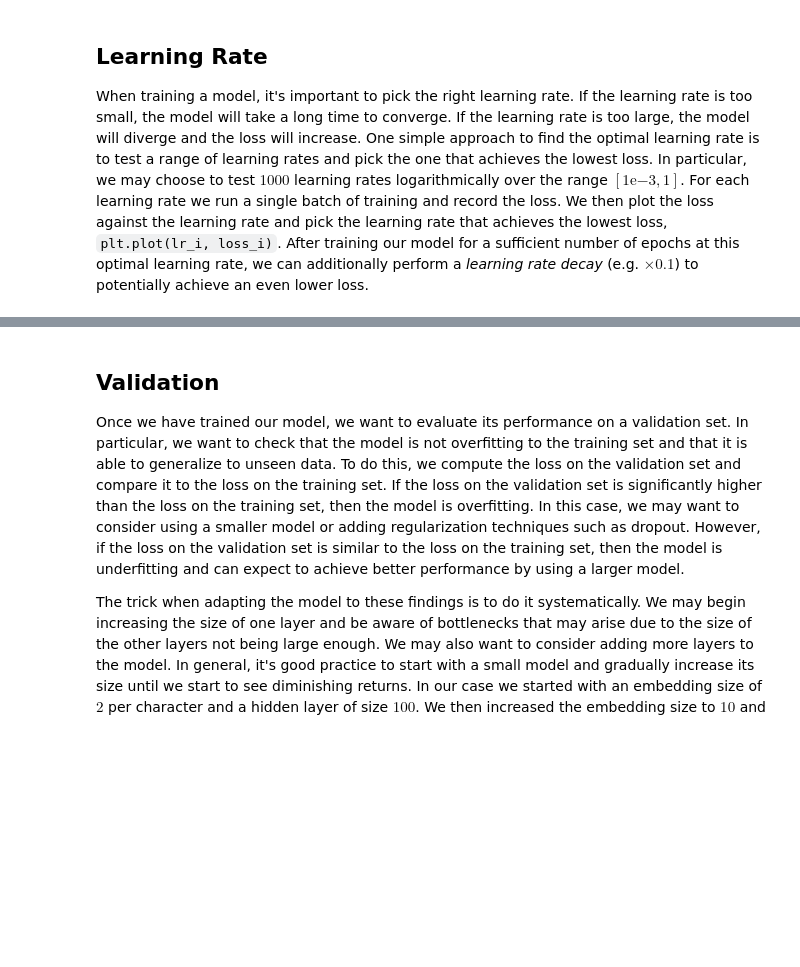
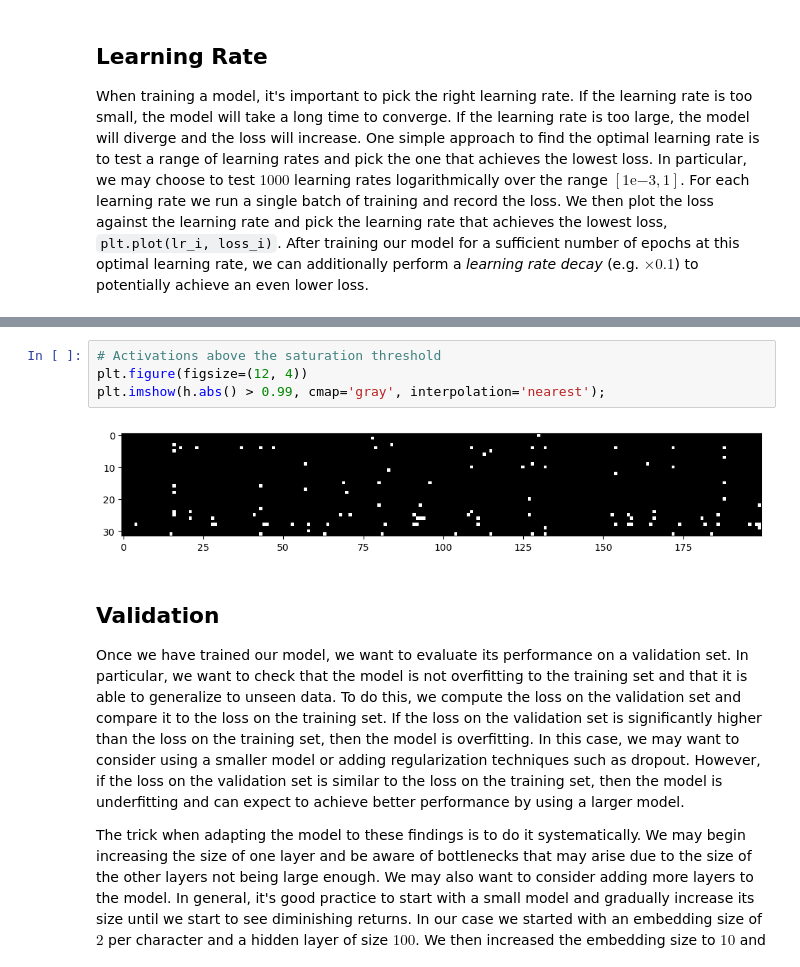
Before and after one commit to lapatric/makemore-tutorial, a Jupyter notebook: mm_mlp.ipynb, the cells around one changed output, grey strips where cells are left out. Cells and saved outputs as stored; diff of their text form; blank space fills up the shorter version.

```diff
--- a/mm_mlp.ipynb
+++ b/mm_mlp.ipynb
@@ -171,3 +208,9 @@ When we improve the initialization of these weights, we observe that the initial
+# %%
+# Activations above the saturation threshold
+plt.figure(figsize=(12, 4))
+plt.imshow(h.abs() > 0.99, cmap='gray', interpolation='nearest');
+# %% [output]
+[figure, added]
 # %% [markdown]
 ## Validation
 
```
Also changed, not shown: parts of 12 cells of this notebook.
